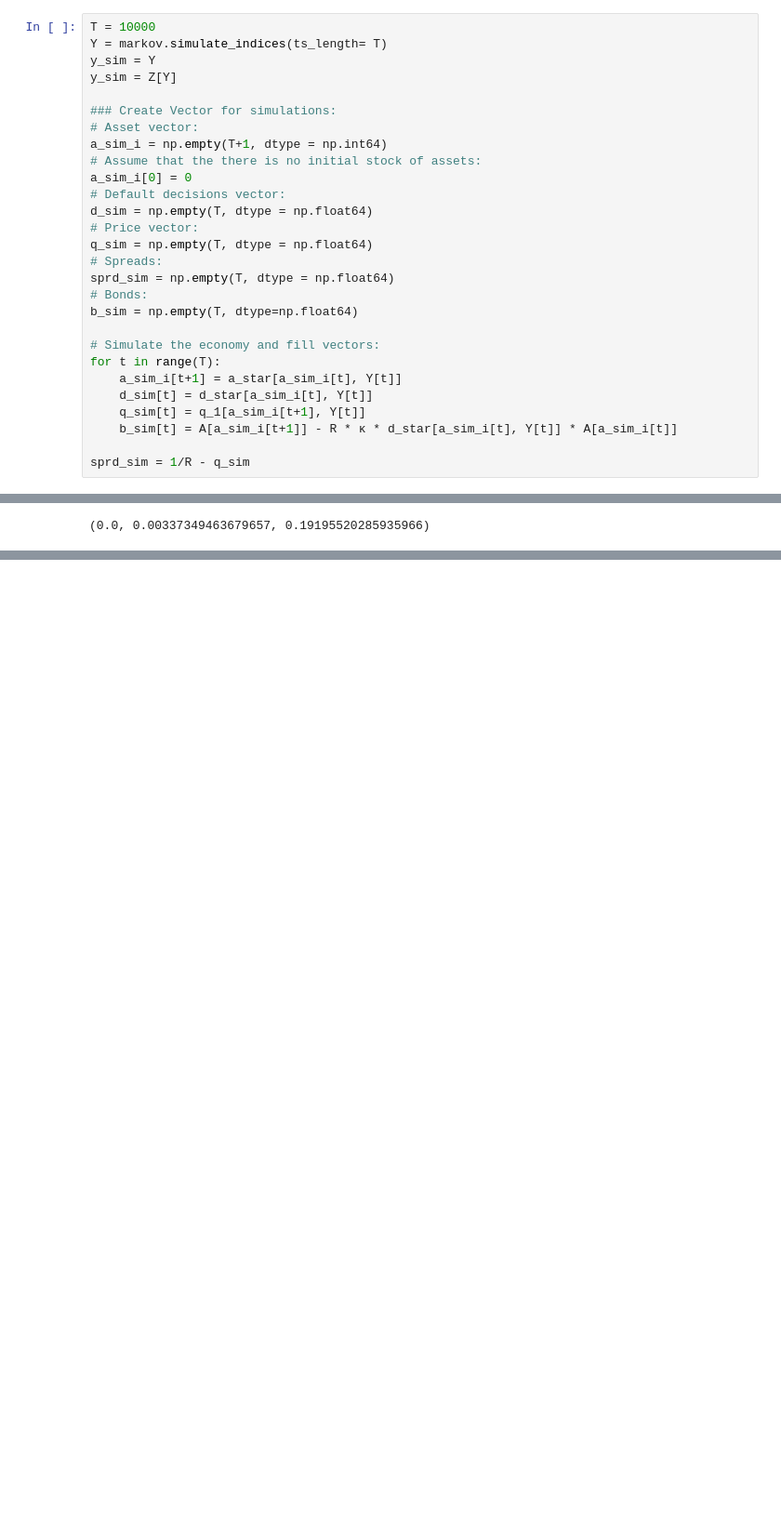
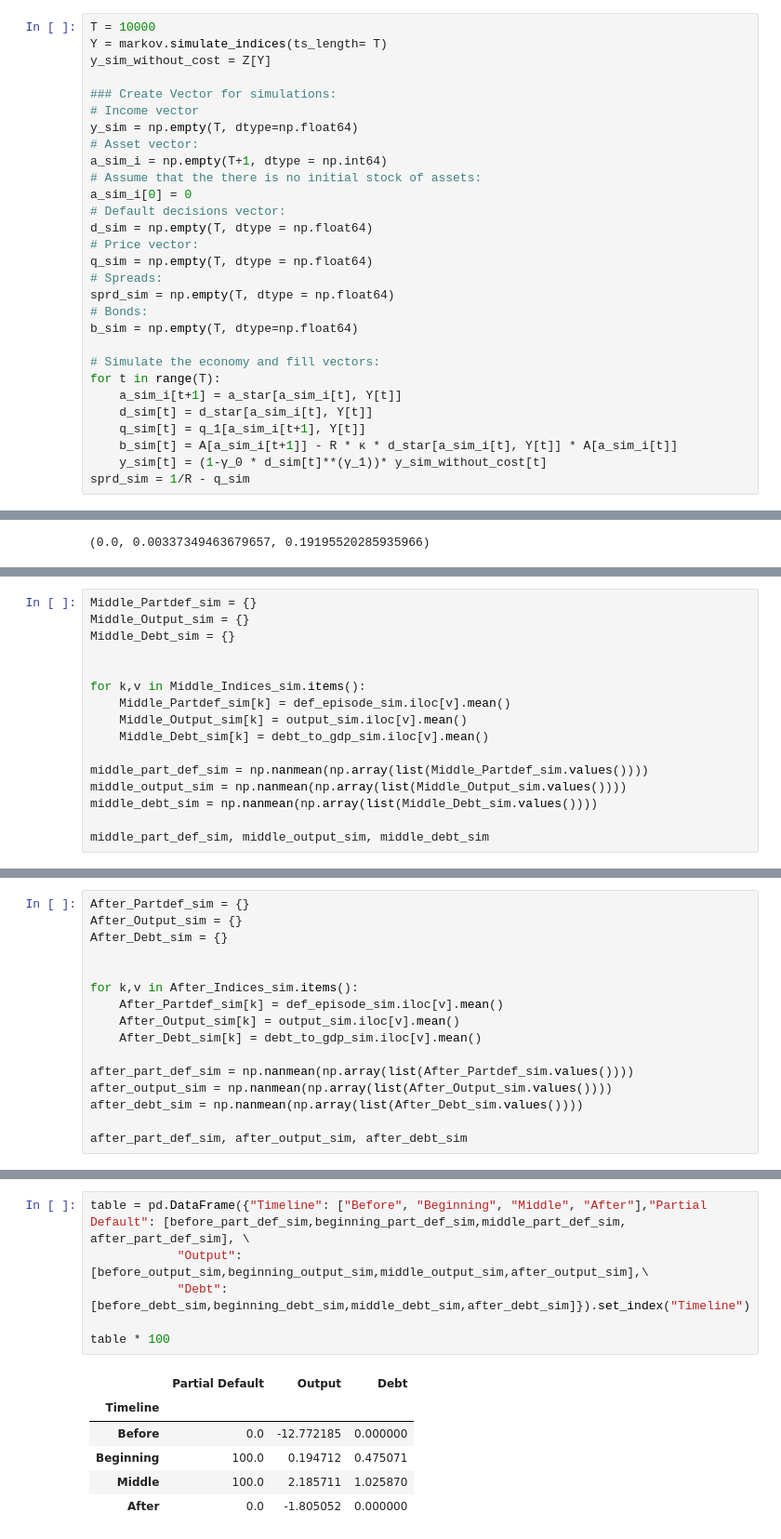
Before and after one commit to hamecetin/Monetary, a Jupyter notebook: Partial Default/Copy of Monetary_Code_Hasan_Cetin.ipynb, the cells around one changed output, grey strips where cells are left out. Shown at 93% size. Cells and saved outputs as stored; diff of their text form; blank space fills up the shorter version.

```diff
--- a/Partial Default/Copy of Monetary_Code_Hasan_Cetin.ipynb
+++ b/Partial Default/Copy of Monetary_Code_Hasan_Cetin.ipynb
@@ -148,10 +148,11 @@ plt.show()
 # %%
 T = 10000
 Y = markov.simulate_indices(ts_length= T)
-y_sim = Y
-y_sim = Z[Y]
+y_sim_without_cost = Z[Y]
 
 ### Create Vector for simulations:
+# Income vector
+y_sim = np.empty(T, dtype=np.float64)
 # Asset vector:
 a_sim_i = np.empty(T+1, dtype = np.int64)
 # Assume that the there is no initial stock of assets:
@@ -171,7 +172,7 @@ for t in range(T):
     d_sim[t] = d_star[a_sim_i[t], Y[t]]
     q_sim[t] = q_1[a_sim_i[t+1], Y[t]]
     b_sim[t] = A[a_sim_i[t+1]] - R * κ * d_star[a_sim_i[t], Y[t]] * A[a_sim_i[t]]
-
+    y_sim[t] = (1-γ_0 * d_sim[t]**(γ_1))* y_sim_without_cost[t]
 sprd_sim = 1/R - q_sim
 # %%
 #Table 2 statistics:
@@ -606,0 +708,16 @@ table
+# %%
+Middle_Partdef_sim = {}
+Middle_Output_sim = {}
+Middle_Debt_sim = {}
+
+
+for k,v in Middle_Indices_sim.items():
+    Middle_Partdef_sim[k] = def_episode_sim.iloc[v].mean()
+    Middle_Output_sim[k] = output_sim.iloc[v].mean()
+    Middle_Debt_sim[k] = debt_to_gdp_sim.iloc[v].mean()
+
+middle_part_def_sim = np.nanmean(np.array(list(Middle_Partdef_sim.values())))
+middle_output_sim = np.nanmean(np.array(list(Middle_Output_sim.values())))
+middle_debt_sim = np.nanmean(np.array(list(Middle_Debt_sim.values())))
+
+middle_part_def_sim, middle_output_sim, middle_debt_sim
@@ -606,0 +726,16 @@ table
+# %%
+After_Partdef_sim = {}
+After_Output_sim = {}
+After_Debt_sim = {}
+
+
+for k,v in After_Indices_sim.items():
+    After_Partdef_sim[k] = def_episode_sim.iloc[v].mean()
+    After_Output_sim[k] = output_sim.iloc[v].mean()
+    After_Debt_sim[k] = debt_to_gdp_sim.iloc[v].mean()
+
+after_part_def_sim = np.nanmean(np.array(list(After_Partdef_sim.values())))
+after_output_sim = np.nanmean(np.array(list(After_Output_sim.values())))
+after_debt_sim = np.nanmean(np.array(list(After_Debt_sim.values())))
+
+after_part_def_sim, after_output_sim, after_debt_sim
@@ -606,0 +744,13 @@ table
+# %%
+table = pd.DataFrame({"Timeline": ["Before", "Beginning", "Middle", "After"],"Partial Default": [before_part_def_sim,beginning_part_def_sim,middle_part_def_sim, after_part_def_sim], \
+            "Output": [before_output_sim,beginning_output_sim,middle_output_sim,after_output_sim],\
+            "Debt": [before_debt_sim,beginning_debt_sim,middle_debt_sim,after_debt_sim]}).set_index("Timeline")
+
+table * 100
+# %% [output]
+|  | Partial Default | Output | Debt |
+| Timeline |  |  |  |
+| Before | 0.0 | -12.772185 | 0.000000 |
+| Beginning | 100.0 | 0.194712 | 0.475071 |
+| Middle | 100.0 | 2.185711 | 1.025870 |
+| After | 0.0 | -1.805052 | 0.000000 |
```
Also changed, not shown: parts of 14 cells of this notebook.
